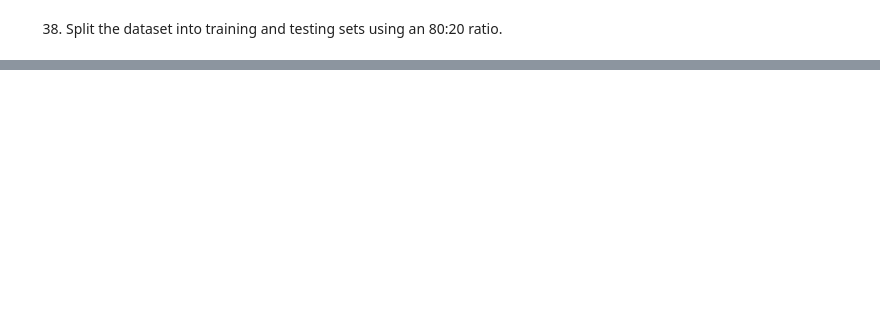
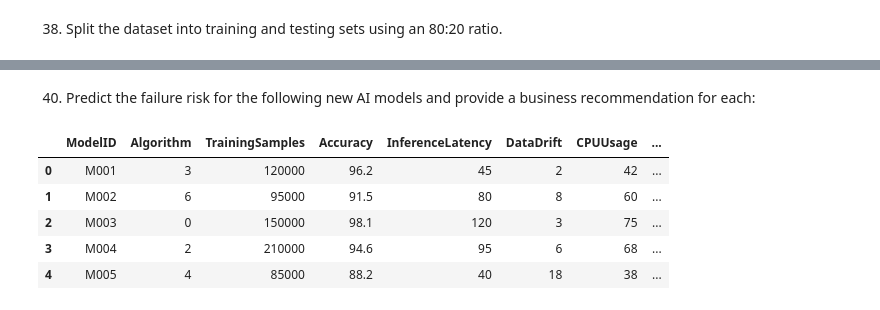
Before and after one commit to harsha-repo-bsc/BSC-training-, a Jupyter notebook: 1-7-26/assignment2.ipynb, the cells around one changed output, grey strips where cells are left out. Drawn from its saved outputs; the diff is of its cells as text; code cells hidden in the pictures; blank space fills up the shorter version.

```diff
--- a/1-7-26/assignment2.ipynb
+++ b/1-7-26/assignment2.ipynb
@@ -684,4 +716,4 @@ df['Algorithm'].head()
 Name: Algorithm, dtype: str
 # %%
 encoder = LabelEncoder()
-encoder.fit_transform(df['Algorithm'])
+df['Algorithm']= encoder.fit_transform(df['Algorithm'])
@@ -702,0 +777,23 @@ TypeError: Input should have at least 1 dimension i.e. satisfy `len(x.shape) > 0
+# %% [markdown]
+40. Predict the failure risk for the following new AI models and provide a business
+recommendation for each:
+# %%
+data = {
+    "Algorithm": ["Transformer", "RandomForest", "CNN"],
+    "TrainingSamples": [275000, 135000, 190000],
+    "Accuracy": [98.4, 93.8, 96.5],
+    "InferenceLatency": [215, 68, 145],
+    "DataDrift": [4, 12, 6],
+    "CPUUsage": [88, 54, 72],
+    "PredictionConfidence": [0.98, 0.92, 0.97]
+}
+
+df1= pd.DataFrame(data)
+df.head()
+# %% [output]
+|  | ModelID | Algorithm | TrainingSamples | Accuracy | InferenceLatency | DataDrift | CPUUsage | ... |
+| 0 | M001 | 3 | 120000 | 96.2 | 45 | 2 | 42 | ... |
+| 1 | M002 | 6 | 95000 | 91.5 | 80 | 8 | 60 | ... |
+| 2 | M003 | 0 | 150000 | 98.1 | 120 | 3 | 75 | ... |
+| 3 | M004 | 2 | 210000 | 94.6 | 95 | 6 | 68 | ... |
+| 4 | M005 | 4 | 85000 | 88.2 | 40 | 18 | 38 | ... |
```
Also changed, not shown: parts of 12 cells of this notebook, 5 other files.
